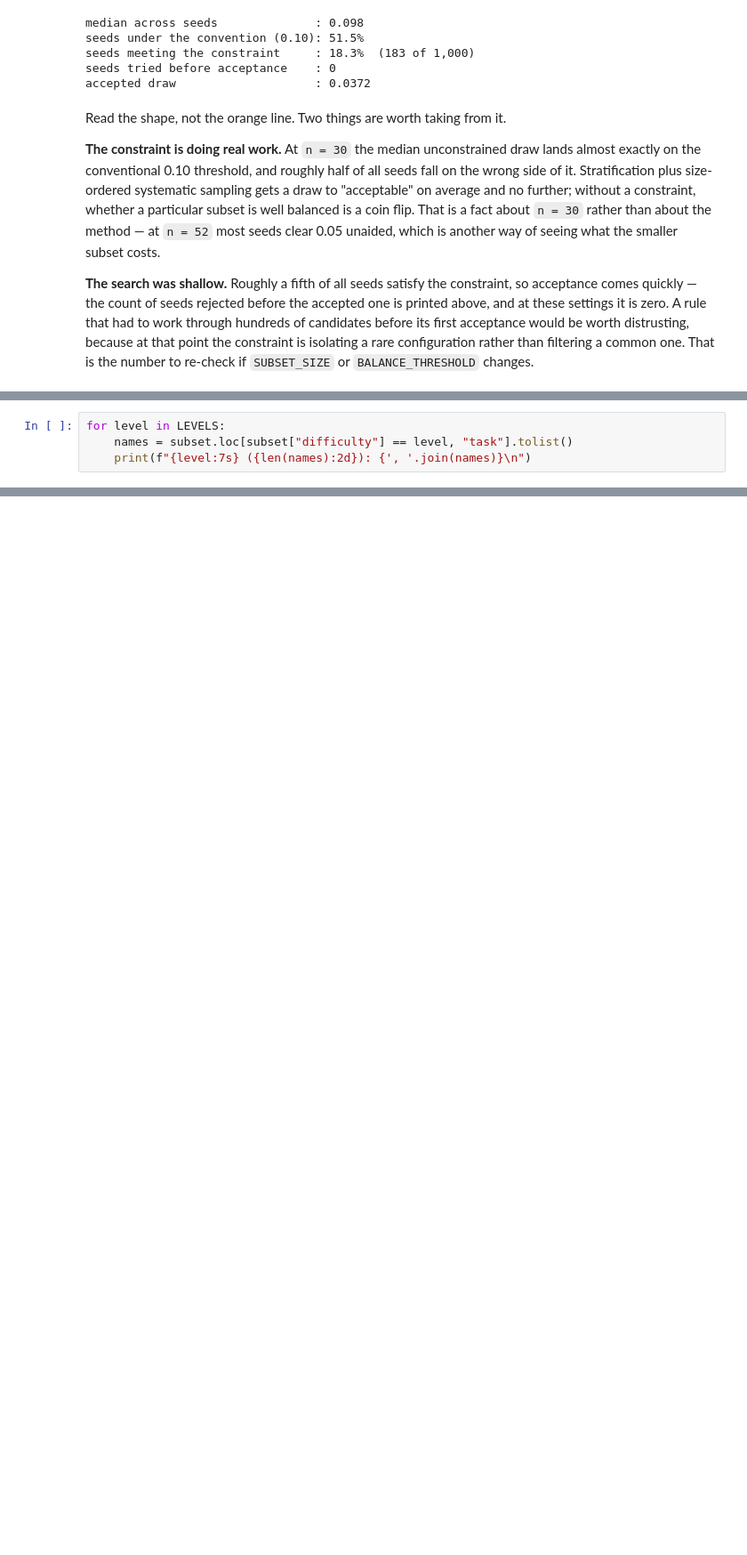
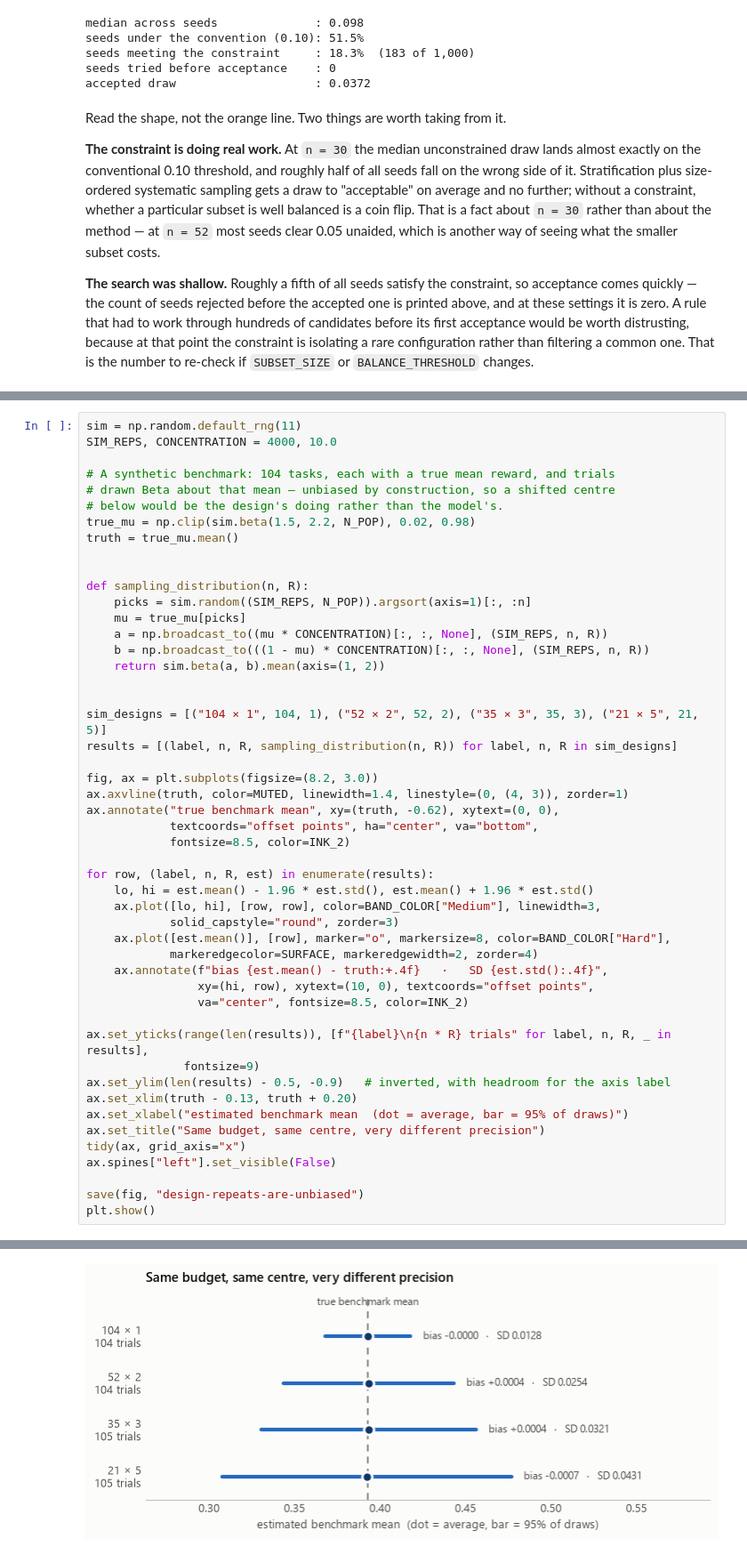
Before and after one commit to Tim-Dietrich/EvaluationPlatform, a Jupyter notebook: notebooks/nl2repobench-subset-selection.ipynb, the cells around one changed output, grey strips where cells are left out. Shown at 89% size. Cells and saved outputs as stored; diff of their text form; blank space fills up the shorter version.

```diff
--- a/notebooks/nl2repobench-subset-selection.ipynb
+++ b/notebooks/nl2repobench-subset-selection.ipynb
@@ -1063,5 +1149,50 @@ listing.style.format({"hidden tests": "{:,}", "spec words": "{:,}"})
 # %%
-for level in LEVELS:
-    names = subset.loc[subset["difficulty"] == level, "task"].tolist()
-    print(f"{level:7s} ({len(names):2d}): {', '.join(names)}\n")
+sim = np.random.default_rng(11)
+SIM_REPS, CONCENTRATION = 4000, 10.0
+
+# A synthetic benchmark: 104 tasks, each with a true mean reward, and trials
+# drawn Beta about that mean — unbiased by construction, so a shifted centre
+# below would be the design's doing rather than the model's.
+true_mu = np.clip(sim.beta(1.5, 2.2, N_POP), 0.02, 0.98)
+truth = true_mu.mean()
+
+
+def sampling_distribution(n, R):
+    picks = sim.random((SIM_REPS, N_POP)).argsort(axis=1)[:, :n]
+    mu = true_mu[picks]
+    a = np.broadcast_to((mu * CONCENTRATION)[:, :, None], (SIM_REPS, n, R))
+    b = np.broadcast_to(((1 - mu) * CONCENTRATION)[:, :, None], (SIM_REPS, n, R))
+    return sim.beta(a, b).mean(axis=(1, 2))
+
+
+sim_designs = [("104 × 1", 104, 1), ("52 × 2", 52, 2), ("35 × 3", 35, 3), ("21 × 5", 21, 5)]
+results = [(label, n, R, sampling_distribution(n, R)) for label, n, R in sim_designs]
+
+fig, ax = plt.subplots(figsize=(8.2, 3.0))
+ax.axvline(truth, color=MUTED, linewidth=1.4, linestyle=(0, (4, 3)), zorder=1)
+ax.annotate("true benchmark mean", xy=(truth, -0.62), xytext=(0, 0),
+            textcoords="offset points", ha="center", va="bottom",
+            fontsize=8.5, color=INK_2)
+
+for row, (label, n, R, est) in enumerate(results):
+    lo, hi = est.mean() - 1.96 * est.std(), est.mean() + 1.96 * est.std()
+    ax.plot([lo, hi], [row, row], color=BAND_COLOR["Medium"], linewidth=3,
+            solid_capstyle="round", zorder=3)
+    ax.plot([est.mean()], [row], marker="o", markersize=8, color=BAND_COLOR["Hard"],
+            markeredgecolor=SURFACE, markeredgewidth=2, zorder=4)
+    ax.annotate(f"bias {est.mean() - truth:+.4f}   ·   SD {est.std():.4f}",
+                xy=(hi, row), xytext=(10, 0), textcoords="offset points",
+                va="center", fontsize=8.5, color=INK_2)
+
+ax.set_yticks(range(len(results)), [f"{label}\n{n * R} trials" for label, n, R, _ in results],
+              fontsize=9)
+ax.set_ylim(len(results) - 0.5, -0.9)   # inverted, with headroom for the axis label
+ax.set_xlim(truth - 0.13, truth + 0.20)
+ax.set_xlabel("estimated benchmark mean  (dot = average, bar = 95% of draws)")
+ax.set_title("Same budget, same centre, very different precision")
+tidy(ax, grid_axis="x")
+ax.spines["left"].set_visible(False)
+
+save(fig, "design-repeats-are-unbiased")
+plt.show()
 # %% [output]
@@ -1073 +1200,2 @@ Hard    ( 9): autopep8, boto, cerberus, jinja, rich-click, sqlparse, synthetic,
+[figure, added]
 # %% [markdown]
```
Also changed, not shown: parts of 23 cells of this notebook, 3 other files.
